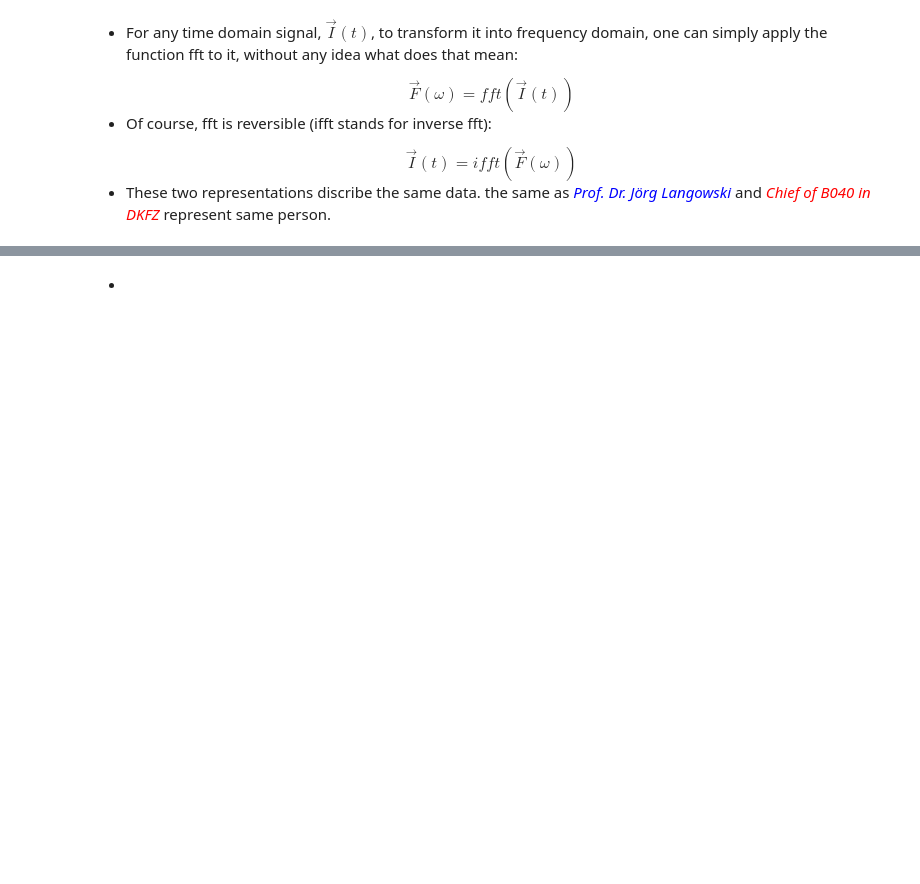
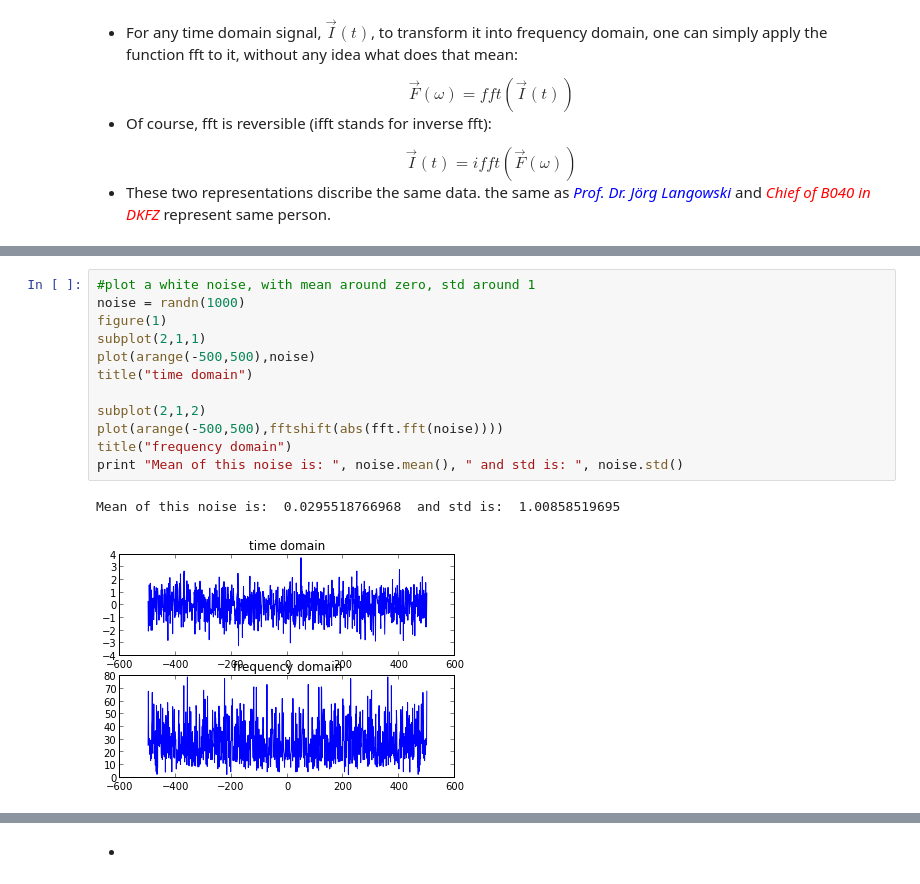
Before and after one commit to chenleo/ipynotebook, a Jupyter notebook: FFT_View_Data.ipynb, the cells around one changed output, grey strips where cells are left out. Drawn from its saved outputs; the diff is of its cells as text; blank space fills up the shorter version.

```diff
--- a/FFT_View_Data.ipynb
+++ b/FFT_View_Data.ipynb
@@ -77,0 +183,15 @@ legend(["Fourier Domain"])
+# %%
+#plot a white noise, with mean around zero, std around 1
+noise = randn(1000)
+figure(1)
+subplot(2,1,1)
+plot(arange(-500,500),noise)
+title("time domain")
+
+subplot(2,1,2)
+plot(arange(-500,500),fftshift(abs(fft.fft(noise))))
+title("frequency domain")
+print "Mean of this noise is: ", noise.mean(), " and std is: ", noise.std()
+# %% [output]
+Mean of this noise is:  0.0295518766968  and std is:  1.00858519695
+[figure, added]
```
Also changed, not shown: parts of 58 cells of this notebook.
